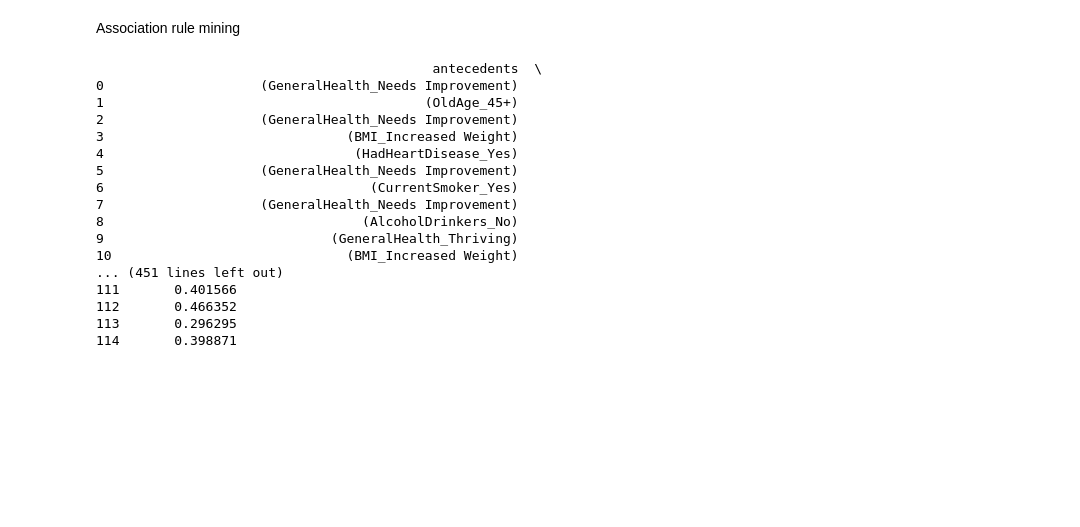
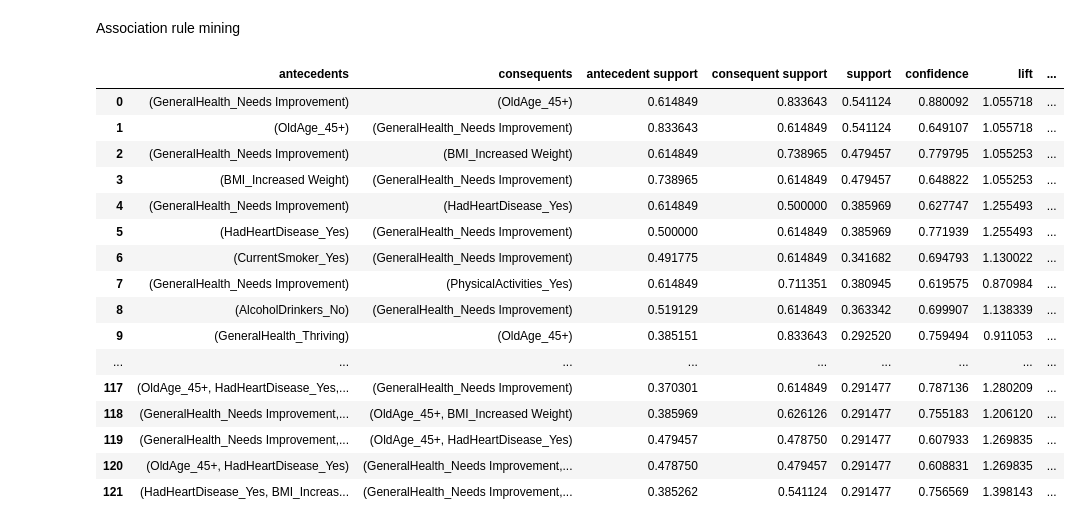
Before and after one commit to briangabini/csmodel, a Jupyter notebook: csmodel-project.ipynb, the cells around one changed output. Saved outputs shown, nothing was run; the diff lists cells and outputs as text; code cells hidden in the pictures; blank space fills up the shorter version.

```diff
--- a/csmodel-project.ipynb
+++ b/csmodel-project.ipynb
@@ -1537,31 +1542,29 @@ heart_df_encoded_filtered
 26870 rows × 16 columns
 # %% [markdown]
 Association rule mining
-# %%
-rules = get_association_rules(heart_df_encoded_filtered, 0.29, 0.6)
-
-# To display more rows
-pd.set_option('display.max_rows', None)
-
-# To display more columns
-pd.set_option('display.max_columns', None)
-
-print(rules)
-# %% [output]
-                                           antecedents  \
-0                    (GeneralHealth_Needs Improvement)
-1                                         (OldAge_45+)
-2                    (GeneralHealth_Needs Improvement)
-3                               (BMI_Increased Weight)
-4                                (HadHeartDisease_Yes)
-5                    (GeneralHealth_Needs Improvement)
-6                                  (CurrentSmoker_Yes)
-7                    (GeneralHealth_Needs Improvement)
-8                                 (AlcoholDrinkers_No)
-9                             (GeneralHealth_Thriving)
-10                              (BMI_Increased Weight)
-... (451 lines left out)
-111       0.401566
-112       0.466352
-113       0.296295
-114       0.398871
+# %%
+# set options
+
+rules = get_association_rules(heart_df_encoded_filtered, 0.29, 0.60)
+# sorted_rules_support = rules.sort_values(by='support', ascending=False)
+
+with pd.option_context('display.max_rows', None, 'display.max_columns', None, 'display.max_colwidth', None):
+    display(rules)
+# %% [output]
+|  | antecedents | consequents | antecedent support | consequent support | support | confidence | lift | ... |
+| 0 | (GeneralHealth_Needs Improvement) | (OldAge_45+) | 0.614849 | 0.833643 | 0.541124 | 0.880092 | 1.055718 | ... |
+| 1 | (OldAge_45+) | (GeneralHealth_Needs Improvement) | 0.833643 | 0.614849 | 0.541124 | 0.649107 | 1.055718 | ... |
+| 2 | (GeneralHealth_Needs Improvement) | (BMI_Increased Weight) | 0.614849 | 0.738965 | 0.479457 | 0.779795 | 1.055253 | ... |
+| 3 | (BMI_Increased Weight) | (GeneralHealth_Needs Improvement) | 0.738965 | 0.614849 | 0.479457 | 0.648822 | 1.055253 | ... |
+| 4 | (GeneralHealth_Needs Improvement) | (HadHeartDisease_Yes) | 0.614849 | 0.500000 | 0.385969 | 0.627747 | 1.255493 | ... |
+| 5 | (HadHeartDisease_Yes) | (GeneralHealth_Needs Improvement) | 0.500000 | 0.614849 | 0.385969 | 0.771939 | 1.255493 | ... |
+| 6 | (CurrentSmoker_Yes) | (GeneralHealth_Needs Improvement) | 0.491775 | 0.614849 | 0.341682 | 0.694793 | 1.130022 | ... |
+| 7 | (GeneralHealth_Needs Improvement) | (PhysicalActivities_Yes) | 0.614849 | 0.711351 | 0.380945 | 0.619575 | 0.870984 | ... |
+| 8 | (AlcoholDrinkers_No) | (GeneralHealth_Needs Improvement) | 0.519129 | 0.614849 | 0.363342 | 0.699907 | 1.138339 | ... |
+| 9 | (GeneralHealth_Thriving) | (OldAge_45+) | 0.385151 | 0.833643 | 0.292520 | 0.759494 | 0.911053 | ... |
+| ... | ... | ... | ... | ... | ... | ... | ... | ... |
+| 117 | (OldAge_45+, HadHeartDisease_Yes,... | (GeneralHealth_Needs Improvement) | 0.370301 | 0.614849 | 0.291477 | 0.787136 | 1.280209 | ... |
+| 118 | (GeneralHealth_Needs Improvement,... | (OldAge_45+, BMI_Increased Weight) | 0.385969 | 0.626126 | 0.291477 | 0.755183 | 1.206120 | ... |
+| 119 | (GeneralHealth_Needs Improvement,... | (OldAge_45+, HadHeartDisease_Yes) | 0.479457 | 0.478750 | 0.291477 | 0.607933 | 1.269835 | ... |
+| 120 | (OldAge_45+, HadHeartDisease_Yes) | (GeneralHealth_Needs Improvement,... | 0.478750 | 0.479457 | 0.291477 | 0.608831 | 1.269835 | ... |
+| 121 | (HadHeartDisease_Yes, BMI_Increas... | (GeneralHealth_Needs Improvement,... | 0.385262 | 0.541124 | 0.291477 | 0.756569 | 1.398143 | ... |
```
Also changed, not shown: parts of 36 cells of this notebook.
